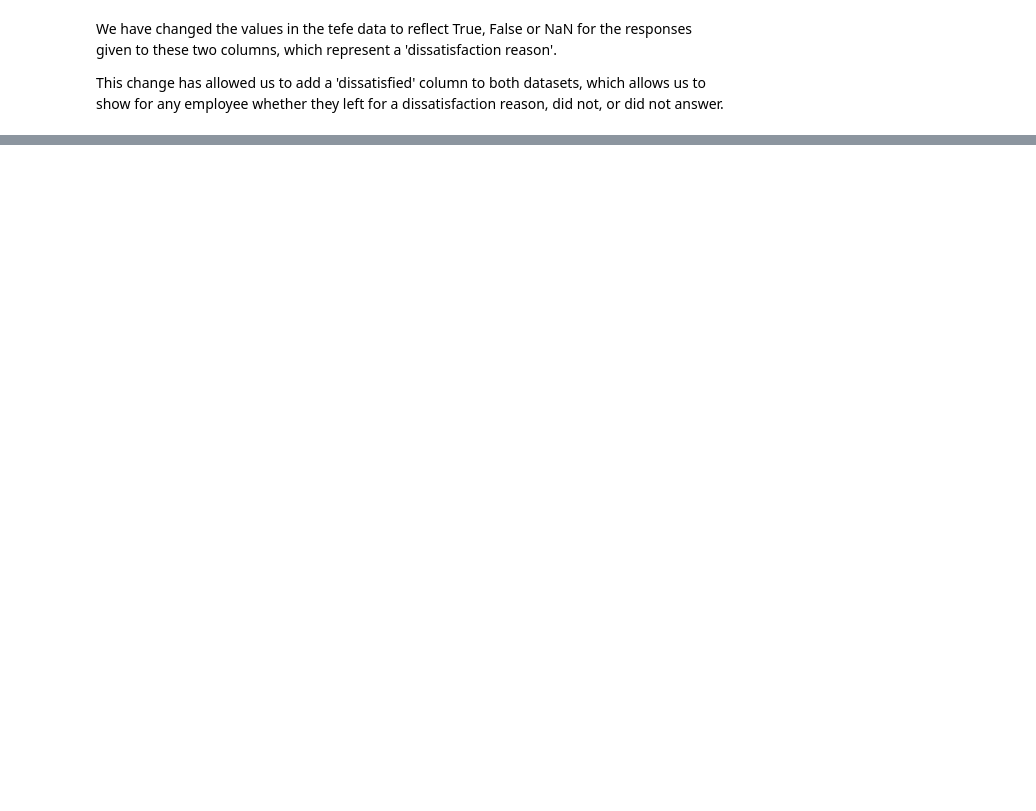
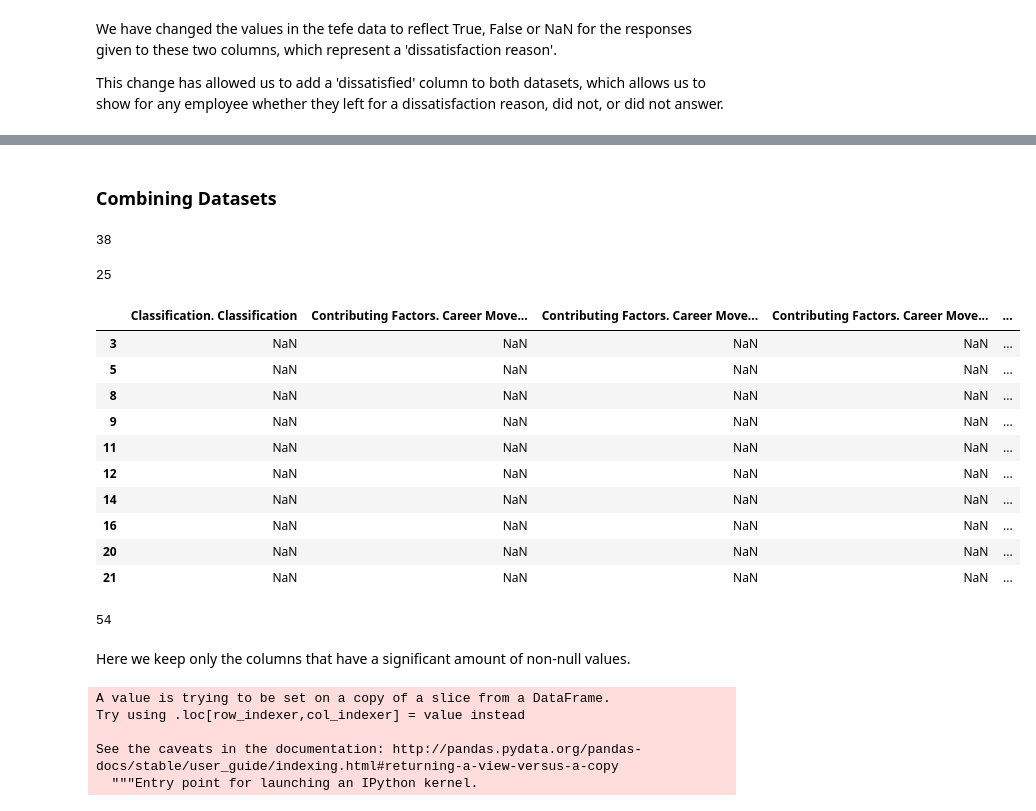
Before and after one commit to dannydfowler/data-science, a Jupyter notebook: jupyter-notebooks/Clean and Analyse Employee Exit Surveys.ipynb, the cells around one changed output, grey strips where cells are left out. Drawn from its saved outputs; the diff is of its cells as text; code cells hidden in the pictures; blank space fills up the shorter version.

```diff
--- a/My Jupyter Notebooks/Clean and Analyse Employee Exit Surveys.ipynb
+++ b/jupyter-notebooks/Clean and Analyse Employee Exit Surveys.ipynb
@@ -350,7 +350,7 @@ tafe_resignations.head(5)
 | 7 | 634153745310374000 | Southern Queensland Institute of ... | Delivery (teaching) | 2010.0 | Resignation | - | - | ... |
 # %%
 dete_resignations_up = dete_resignations.copy()
-tefe_resignations_up = tafe_resignations.copy()
+tafe_resignations_up = tafe_resignations.copy()
 # %% [markdown]
 We have changed the values in the tefe data to reflect True, False or NaN for the responses given to these two columns, which represent a 'dissatisfaction reason'.
 
@@ -357,0 +365,33 @@ This change has allowed us to add a 'dissatisfied' column to both datasets, whic
+# %% [markdown]
+### Combining Datasets
+# %%
+dete_resignations_up['institute'] = 'DETE'
+tafe_resignations_up['institute'] = 'TAFE'
+# %%
+len(dete_resignations_up.columns)
+# %% [output]
+38
+# %%
+len(tafe_resignations_up.columns)
+# %% [output]
+25
+# %%
+combined = pd.concat([dete_resignations_up,tafe_resignations_up],axis=0,sort=True)
+# %%
+combined.head(10)
+# %% [output]
+|  | Classification. Classification | Contributing Factors. Career Move... | Contributing Factors. Career Move... | Contributing Factors. Career Move... | ... |
+| 3 | NaN | NaN | NaN | NaN | ... |
+| 5 | NaN | NaN | NaN | NaN | ... |
+| 8 | NaN | NaN | NaN | NaN | ... |
+| 9 | NaN | NaN | NaN | NaN | ... |
+| 11 | NaN | NaN | NaN | NaN | ... |
+| 12 | NaN | NaN | NaN | NaN | ... |
+| 14 | NaN | NaN | NaN | NaN | ... |
+| 16 | NaN | NaN | NaN | NaN | ... |
+| 20 | NaN | NaN | NaN | NaN | ... |
+| 21 | NaN | NaN | NaN | NaN | ... |
+# %%
+len(combined.columns)
+# %% [output]
+54
@@ -357,0 +400,10 @@ This change has allowed us to add a 'dissatisfied' column to both datasets, whic
+# %% [markdown]
+Here we keep only the columns that have a significant amount of non-null values.
+# %%
+combined_updated['institute_service'] = combined_updated['institute_service'].astype('str').str.extract('([0-9]+)').astype('float')
+# %% [output]
+A value is trying to be set on a copy of a slice from a DataFrame.
+Try using .loc[row_indexer,col_indexer] = value instead
+
+See the caveats in the documentation: http://pandas.pydata.org/pandas-docs/stable/user_guide/indexing.html#returning-a-view-versus-a-copy
+  """Entry point for launching an IPython kernel.
```
Also changed, not shown: parts of 15 cells of this notebook, 19 other files.
